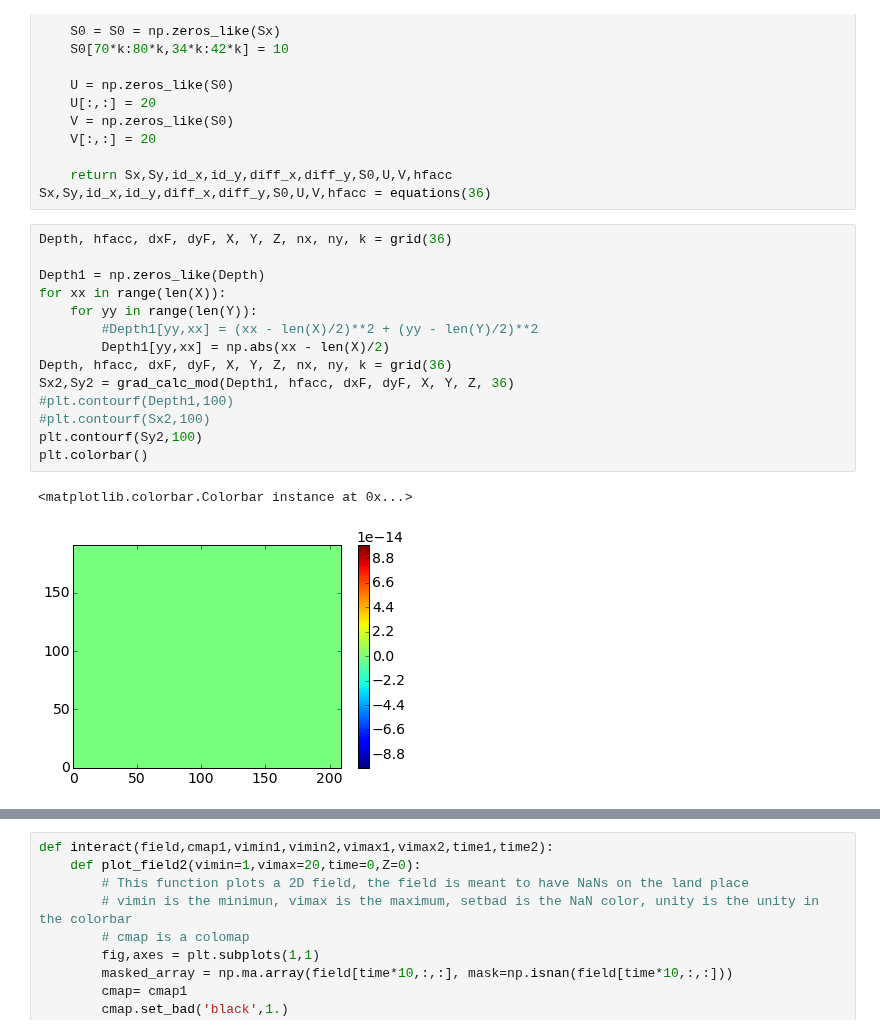
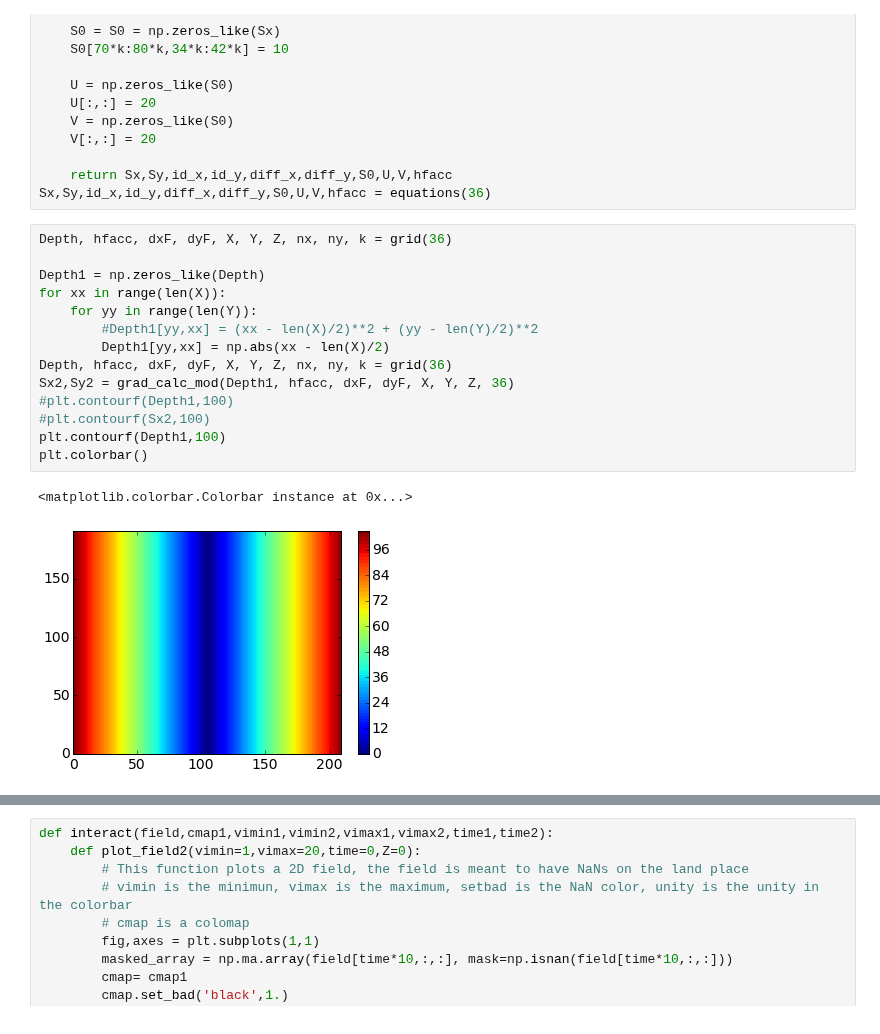
Before and after one commit to AlessandroMozzato/notebooks, a Jupyter notebook: GradientVelocity.ipynb, the cells around one changed output, grey strips where cells are left out. Drawn from its saved outputs; the diff is of its cells as text.

```diff
--- a/GradientVelocity.ipynb
+++ b/GradientVelocity.ipynb
@@ -202,17 +202,17 @@ Sx,Sy,id_x,id_y,diff_x,diff_y,S0,U,V,hfacc = equations(36)
 # %%
 Depth, hfacc, dxF, dyF, X, Y, Z, nx, ny, k = grid(36)
 
 Depth1 = np.zeros_like(Depth)
 for xx in range(len(X)):
     for yy in range(len(Y)):
         #Depth1[yy,xx] = (xx - len(X)/2)**2 + (yy - len(Y)/2)**2
         Depth1[yy,xx] = np.abs(xx - len(X)/2)
 Depth, hfacc, dxF, dyF, X, Y, Z, nx, ny, k = grid(36)
 Sx2,Sy2 = grad_calc_mod(Depth1, hfacc, dxF, dyF, X, Y, Z, 36)
 #plt.contourf(Depth1,100)
 #plt.contourf(Sx2,100)
-plt.contourf(Sy2,100)
+plt.contourf(Depth1,100)
 plt.colorbar()
 # %% [output]
 <matplotlib.colorbar.Colorbar instance at 0x...>
-[figure, old version]
+[figure, new version]
```
Also changed, not shown: parts of 6 cells of this notebook, 1 other file.
